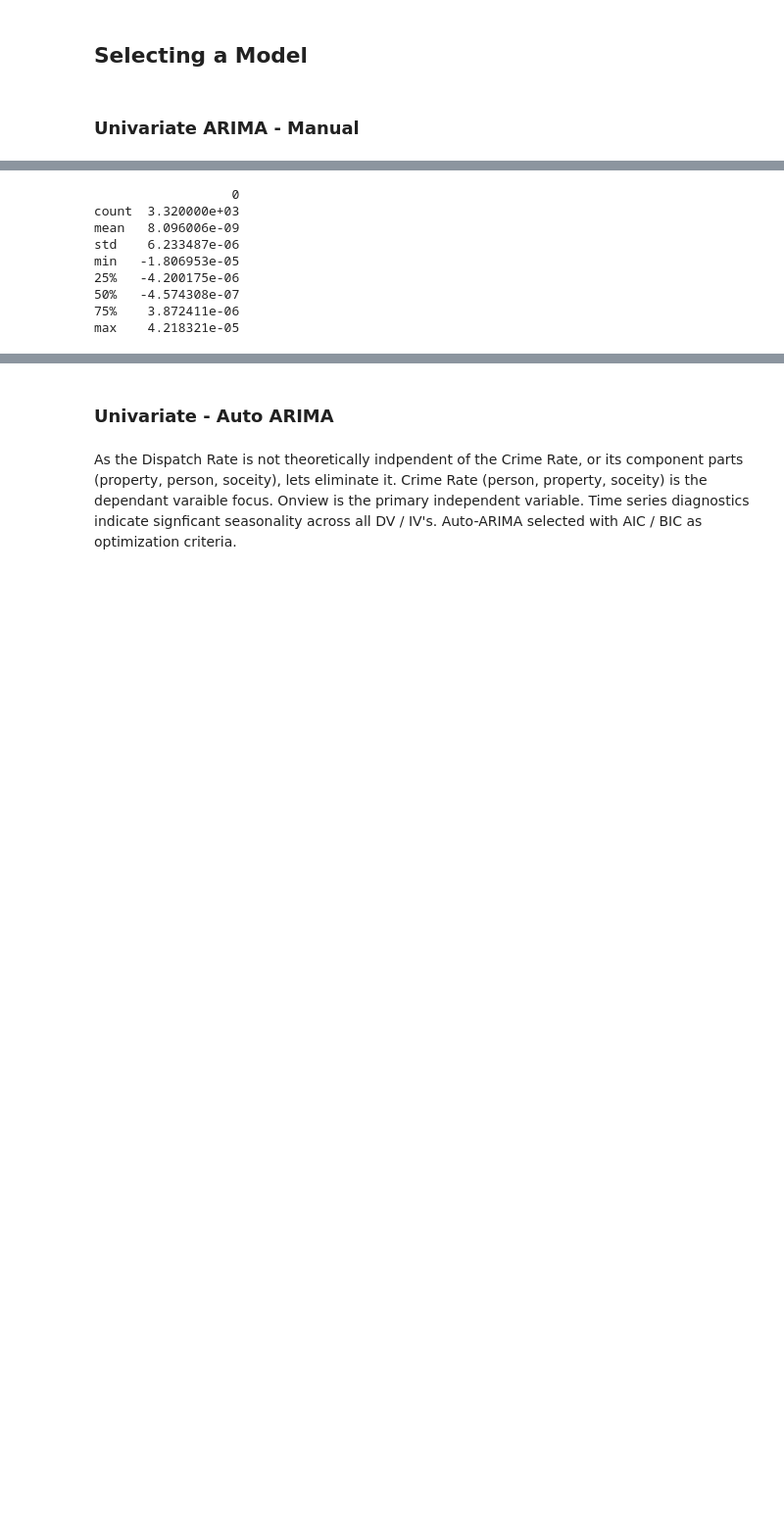
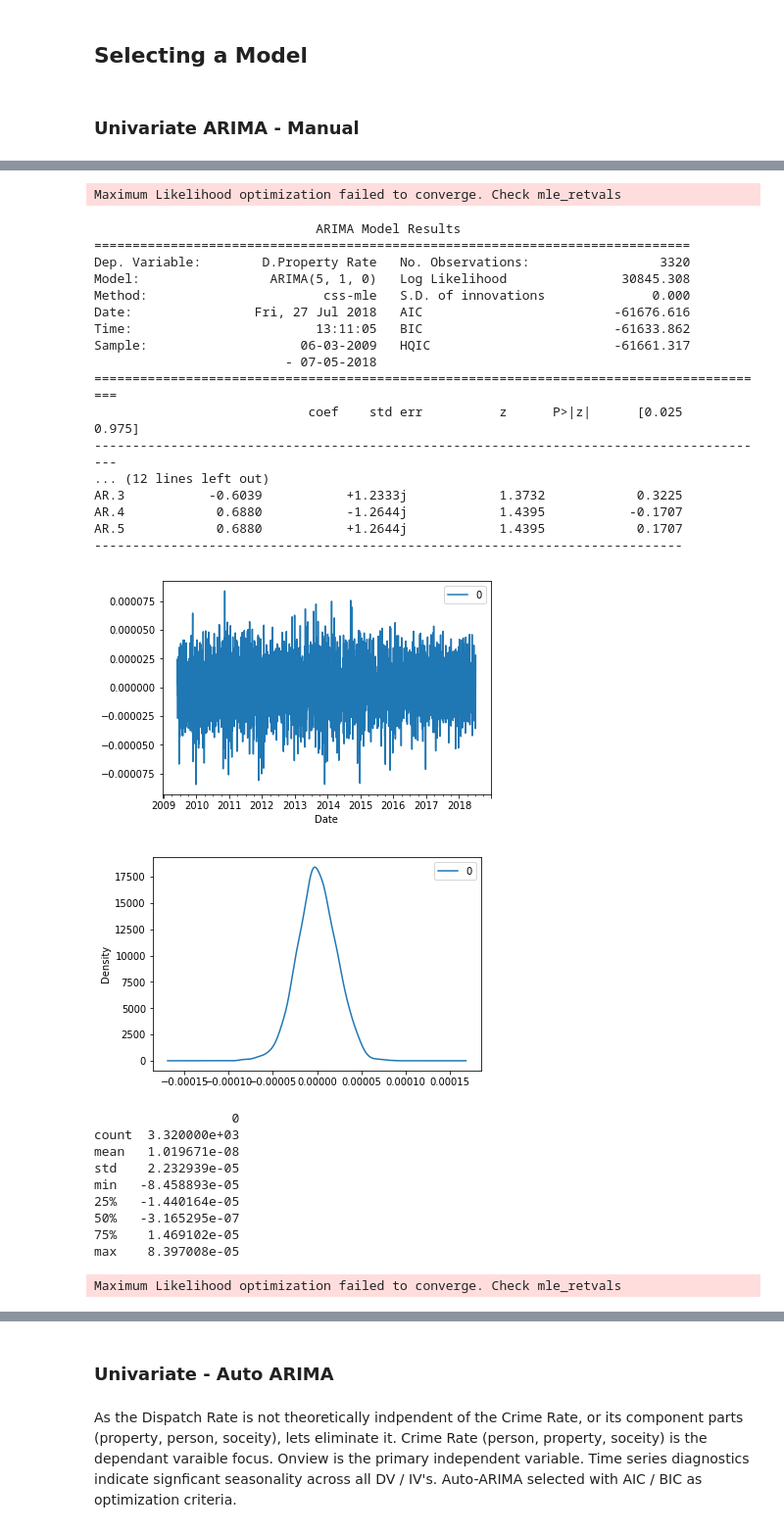
Before and after one commit to latherley/ARIMAX-NN, a Jupyter notebook: Time Series Analysis - Proactive Policing.ipynb, the cells around one changed output, grey strips where cells are left out. Shown at 98% size. Cells and saved outputs as stored; diff of their text form; code cells hidden in the pictures; blank space fills up the shorter version.

```diff
--- a/Time Series Analysis - Proactive Policing.ipynb
+++ b/Time Series Analysis - Proactive Policing.ipynb
@@ -440,4 +440,7 @@ def manual_arima(timeseries):
     print(residuals.describe())
 
 manual_arima(df['Person Rate'])
+manual_arima(df['Property Rate'])
+manual_arima(df['Society Rate'])
+manual_arima(df['Onview Rate'])
 # %% [output]
@@ -461,11 +474,2 @@ AR.5           -0.7398           +1.1524j            1.3694            0.3408
 [figure]
 [figure]
-                  0
-count  3.320000e+03
-mean   8.096006e-09
-std    6.233487e-06
-min   -1.806953e-05
-25%   -4.200175e-06
-50%   -4.574308e-07
-75%    3.872411e-06
-max    4.218321e-05
@@ -471,0 +485,30 @@ max    4.218321e-05
+Maximum Likelihood optimization failed to converge. Check mle_retvals
+                             ARIMA Model Results
+==============================================================================
+Dep. Variable:        D.Property Rate   No. Observations:                 3320
+Model:                 ARIMA(5, 1, 0)   Log Likelihood               30845.308
+Method:                       css-mle   S.D. of innovations              0.000
+Date:                Fri, 27 Jul 2018   AIC                         -61676.616
+Time:                        13:11:05   BIC                         -61633.862
+Sample:                    06-03-2009   HQIC                        -61661.317
+                         - 07-05-2018
+=========================================================================================
+                            coef    std err          z      P>|z|      [0.025      0.975]
+-----------------------------------------------------------------------------------------
+... (12 lines left out)
+AR.3           -0.6039           +1.2333j            1.3732            0.3225
+AR.4            0.6880           -1.2644j            1.4395           -0.1707
+AR.5            0.6880           +1.2644j            1.4395            0.1707
+-----------------------------------------------------------------------------
+[figure, added]
+[figure, added]
+                  0
+count  3.320000e+03
+mean   1.019671e-08
+std    2.232939e-05
+min   -8.458893e-05
+25%   -1.440164e-05
+50%   -3.165295e-07
+75%    1.469102e-05
+max    8.397008e-05
+Maximum Likelihood optimization failed to converge. Check mle_retvals
```
Also changed, not shown: parts of 2 cells of this notebook, 4 other files.
